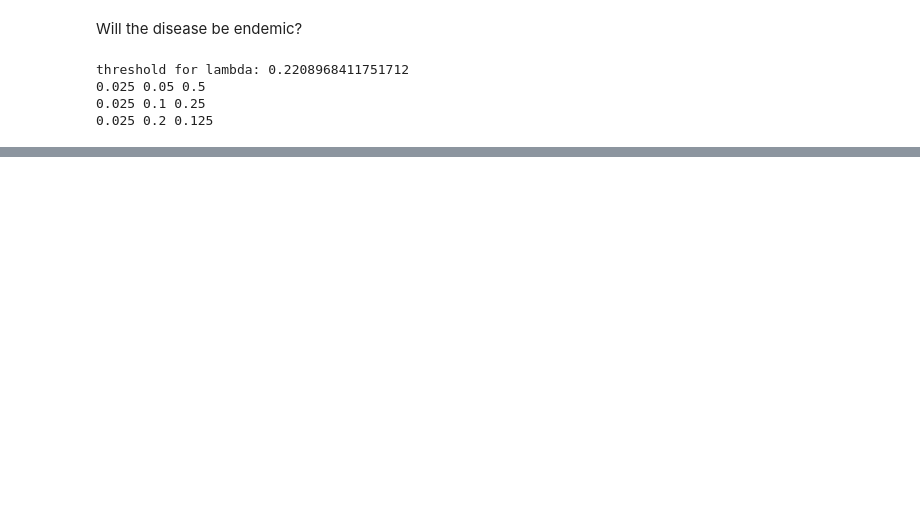
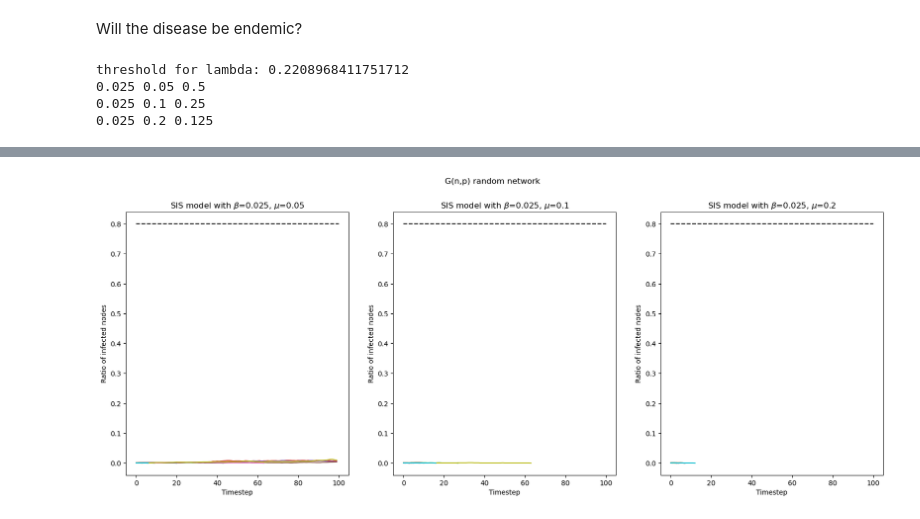
Before and after one commit to anastassiavybornova/diffuses, a Jupyter notebook: toy-models/sis-203.ipynb, the cells around one changed output, grey strips where cells are left out. Saved outputs shown, nothing was run; the diff lists cells and outputs as text; code cells hidden in the pictures; blank space fills up the shorter version.

```diff
--- a/toy-models/sis-203.ipynb
+++ b/toy-models/sis-203.ipynb
@@ -266,0 +267,3 @@ plt.show()
+# %%
+beta = 0.025
+res4 = run_SIS(2, beta = beta)
@@ -266,0 +288,21 @@ plt.show()
+# %%
+fig, axs = plt.subplots(1,3, figsize=(20,7))
+
+for i in range(3):
+
+    mu = mus[i]
+    ax = axs[i]
+
+    for k, v in res4[mu].items():
+        ax.plot(v, label = k)
+    ax.hlines(xmin=0, xmax=100,y=0.8, linestyle="dashed", color = "black")
+    #ax.legend()
+    ax.set_xlabel("Timestep")
+    ax.set_ylabel("Ratio of infected nodes")
+    ax.set_title(f"SIS model with $\\beta$={beta}, $\\mu$={mu}")
+
+plt.suptitle("G(n,p) random network")
+
+plt.show()
+# %% [output]
+[figure, added]
```
Also changed, not shown: parts of 8 cells of this notebook, 3 other files.
